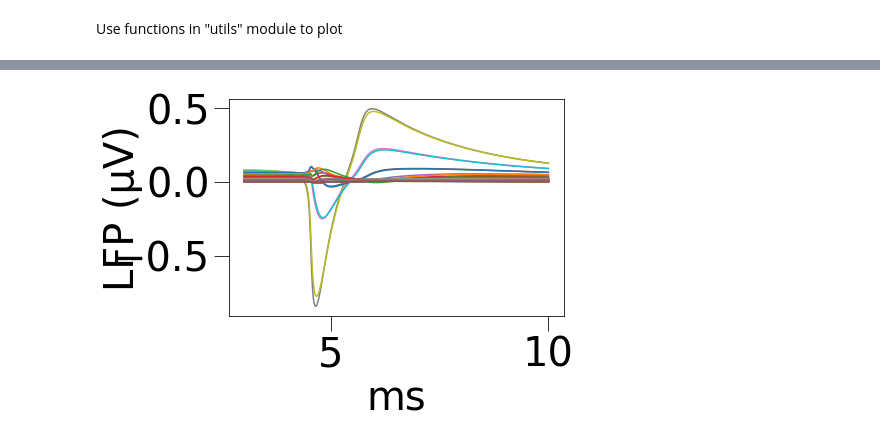
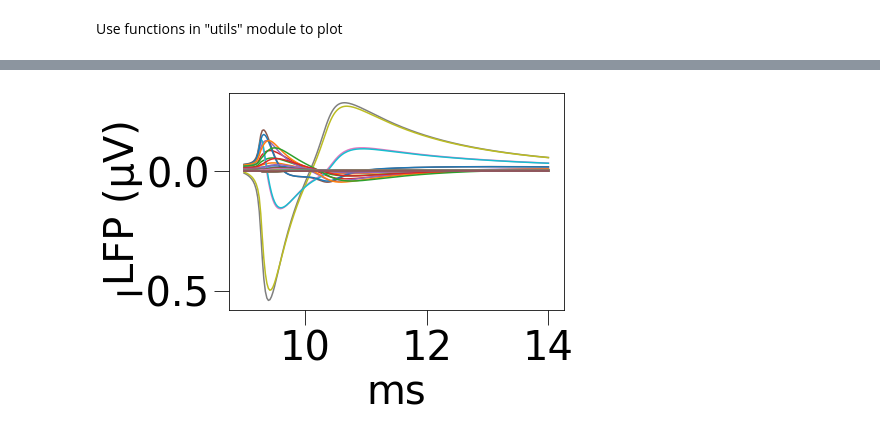
Before and after one commit to chenziao/Stylized-Cell-model, a Jupyter notebook: active_channel_model_example.ipynb, the cells around one changed output, grey strips where cells are left out. Cells and saved outputs as stored; diff of their text form; code cells hidden in the pictures.

Commit message:
update active model parameters

```diff
--- a/active_channel_model_example.ipynb
+++ b/active_channel_model_example.ipynb
@@ -222,8 +222,8 @@ elec_pos = pos = np.column_stack((x,y,z))
 Set parameters
 # %%
 loc_param = [50,0,0,0.2,0.75,1.5]  # example position
-geo_param = [-1,-1,0.5]  # choose trunk radius
-sim = Simulation(geo_standard,elec_pos,loc_param,geo_param=geo_param,gmax=0.005,scale=100.)
+geo_param = [-1,-1,-1]  # choose trunk radius  [-1,-1,0.2]
+sim = Simulation(geo_standard,elec_pos,loc_param,geo_param=geo_param,gmax=0.003,scale=100.)  # 0.002
 # %% [markdown]
 Record membrane voltage at initial/middle/end of the trunk and middle of the tuft to check the propagation.
 # %%
@@ -254,9 +279,10 @@ Use functions in "utils" module to plot
 # %%
 from utils.plot_results import plot_LFP_traces,plot_LFP_heatmap
 %matplotlib inline
 
-window = [3.,10.01]
+delay = 9.
+window = [delay,delay+5.01]
 idx = (t>=window[0]) & (t<=window[1])  # time index
 fig,ax = plot_LFP_traces(t[idx],lfp[idx,:])
 # %% [output]
-[figure, old version]
+[figure, new version]
```
Also changed, not shown: parts of 8 cells of this notebook.
